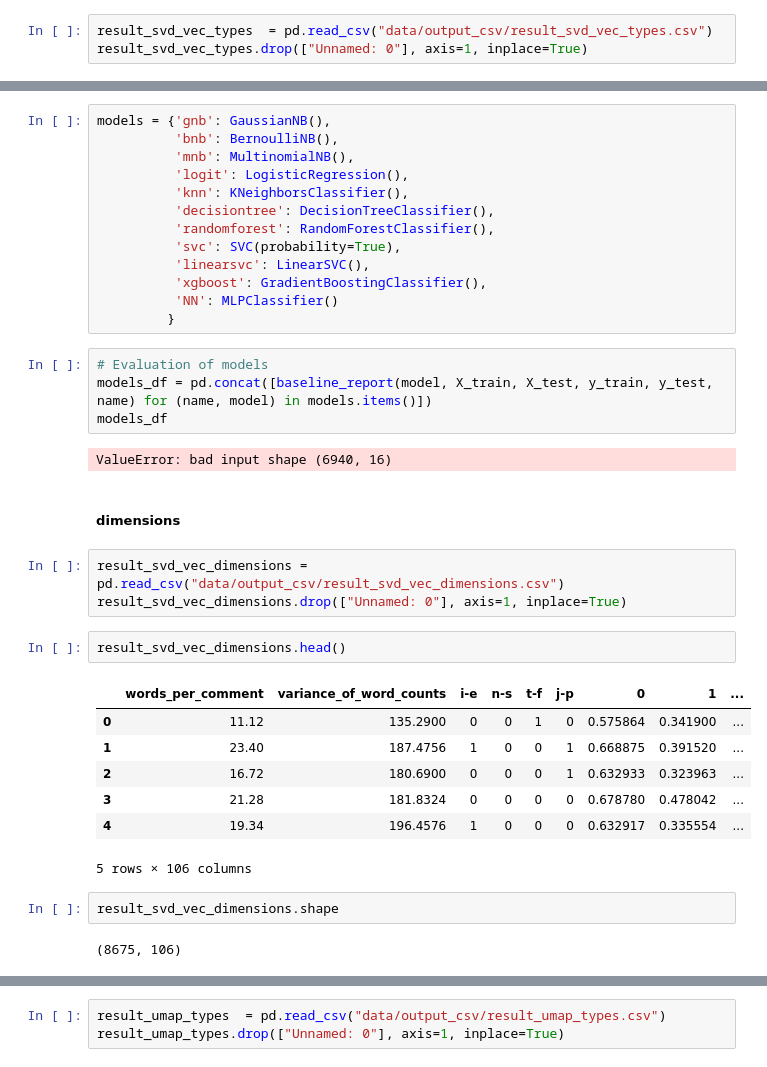
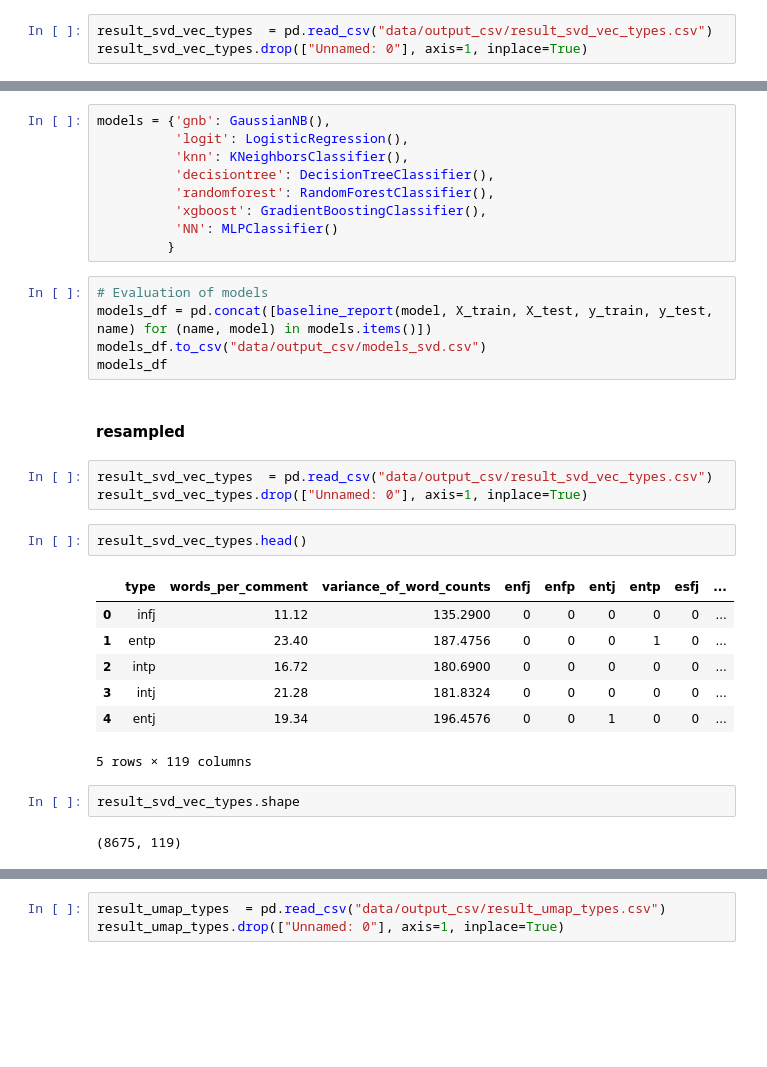
Before and after one commit to mikongame/project-final, a Jupyter notebook: your-project/3_MBTI Model building and evaluation.ipynb, the cells around one changed output, grey strips where cells are left out. Drawn from its saved outputs; the diff is of its cells as text; blank space fills up the shorter version.

Commit message:
models evaluated
Still didn't make out with GloVe

```diff
--- a/your-project/3_MBTI Model building and evaluation.ipynb
+++ b/your-project/3_MBTI Model building and evaluation.ipynb
@@ -393,39 +118,34 @@ def baseline_report(model, X_train, X_test, y_train, y_test, name):
     return df_model
 # %%
 models = {'gnb': GaussianNB(),
-          'bnb': BernoulliNB(),
-          'mnb': MultinomialNB(),
           'logit': LogisticRegression(),
           'knn': KNeighborsClassifier(),
           'decisiontree': DecisionTreeClassifier(),
           'randomforest': RandomForestClassifier(),
-          'svc': SVC(probability=True),
-          'linearsvc': LinearSVC(),
           'xgboost': GradientBoostingClassifier(),
           'NN': MLPClassifier()
          }
 # %%
 # Evaluation of models
 models_df = pd.concat([baseline_report(model, X_train, X_test, y_train, y_test, name) for (name, model) in models.items()])
+models_df.to_csv("data/output_csv/models_svd.csv")
 models_df
-# %% [output]
-ValueError: bad input shape (6940, 16)
 # %% [markdown]
-##### dimensions
+#### resampled
 # %%
-result_svd_vec_dimensions = pd.read_csv("data/output_csv/result_svd_vec_dimensions.csv")
-result_svd_vec_dimensions.drop(["Unnamed: 0"], axis=1, inplace=True)
+result_svd_vec_types  = pd.read_csv("data/output_csv/result_svd_vec_types.csv")
+result_svd_vec_types.drop(["Unnamed: 0"], axis=1, inplace=True)
 # %%
-result_svd_vec_dimensions.head()
+result_svd_vec_types.head()
 # %% [output]
-|  | words_per_comment | variance_of_word_counts | i-e | n-s | t-f | j-p | 0 | 1 | ... |
-| 0 | 11.12 | 135.2900 | 0 | 0 | 1 | 0 | 0.575864 | 0.341900 | ... |
-| 1 | 23.40 | 187.4756 | 1 | 0 | 0 | 1 | 0.668875 | 0.391520 | ... |
-| 2 | 16.72 | 180.6900 | 0 | 0 | 0 | 1 | 0.632933 | 0.323963 | ... |
-| 3 | 21.28 | 181.8324 | 0 | 0 | 0 | 0 | 0.678780 | 0.478042 | ... |
-| 4 | 19.34 | 196.4576 | 1 | 0 | 0 | 0 | 0.632917 | 0.335554 | ... |
+|  | type | words_per_comment | variance_of_word_counts | enfj | enfp | entj | entp | esfj | ... |
+| 0 | infj | 11.12 | 135.2900 | 0 | 0 | 0 | 0 | 0 | ... |
+| 1 | entp | 23.40 | 187.4756 | 0 | 0 | 0 | 1 | 0 | ... |
+| 2 | intp | 16.72 | 180.6900 | 0 | 0 | 0 | 0 | 0 | ... |
+| 3 | intj | 21.28 | 181.8324 | 0 | 0 | 0 | 0 | 0 | ... |
+| 4 | entj | 19.34 | 196.4576 | 0 | 0 | 1 | 0 | 0 | ... |
-5 rows × 106 columns
+5 rows × 119 columns
 # %%
-result_svd_vec_dimensions.shape
+result_svd_vec_types.shape
 # %% [output]
-(8675, 106)
+(8675, 119)
```
Also changed, not shown: parts of 104 cells of this notebook, 16 other files.
